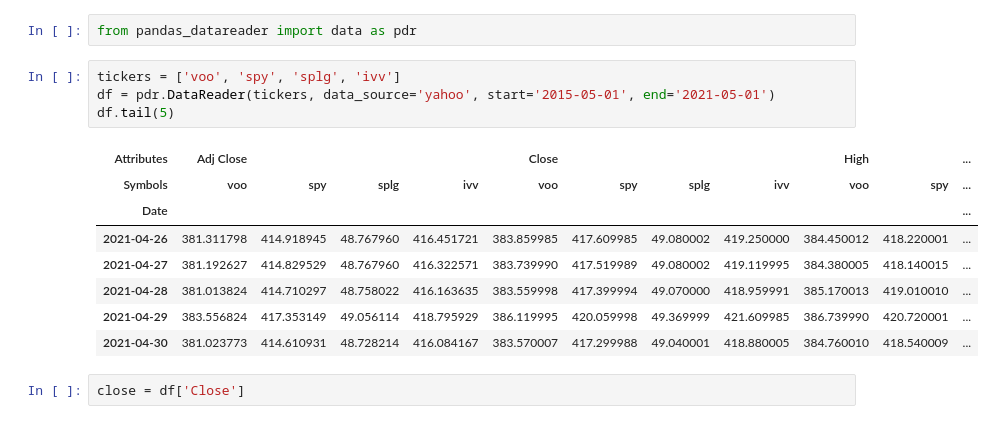
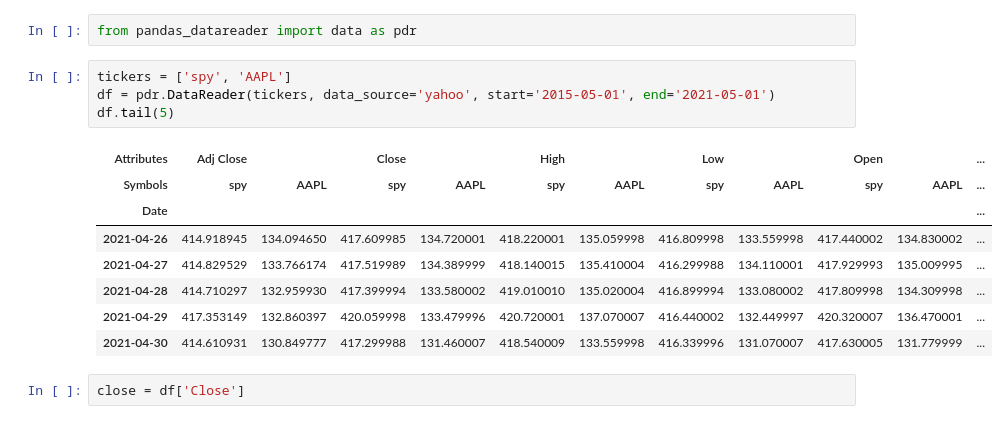
Before and after one commit to BoyangDong/algo_trading_sp500, a Jupyter notebook: Strategy.ipynb, the cells around one changed output. Cells and saved outputs as stored; diff of their text form.

```diff
--- a/Strategy.ipynb
+++ b/Strategy.ipynb
@@ -1,18 +1,18 @@
 # %%
 from pandas_datareader import data as pdr
 # %%
-tickers = ['voo', 'spy', 'splg', 'ivv']
+tickers = ['spy', 'AAPL']
 df = pdr.DataReader(tickers, data_source='yahoo', start='2015-05-01', end='2021-05-01')
 df.tail(5)
 # %% [output]
-| Attributes | Adj Close |  |  |  | Close |  |  |  | High |  | ... |
-| Symbols | voo | spy | splg | ivv | voo | spy | splg | ivv | voo | spy | ... |
+| Attributes | Adj Close |  | Close |  | High |  | Low |  | Open |  | ... |
+| Symbols | spy | AAPL | spy | AAPL | spy | AAPL | spy | AAPL | spy | AAPL | ... |
 | Date |  |  |  |  |  |  |  |  |  |  | ... |
-| 2021-04-26 | 381.311798 | 414.918945 | 48.767960 | 416.451721 | 383.859985 | 417.609985 | 49.080002 | 419.250000 | 384.450012 | 418.220001 | ... |
-| 2021-04-27 | 381.192627 | 414.829529 | 48.767960 | 416.322571 | 383.739990 | 417.519989 | 49.080002 | 419.119995 | 384.380005 | 418.140015 | ... |
-| 2021-04-28 | 381.013824 | 414.710297 | 48.758022 | 416.163635 | 383.559998 | 417.399994 | 49.070000 | 418.959991 | 385.170013 | 419.010010 | ... |
-| 2021-04-29 | 383.556824 | 417.353149 | 49.056114 | 418.795929 | 386.119995 | 420.059998 | 49.369999 | 421.609985 | 386.739990 | 420.720001 | ... |
-| 2021-04-30 | 381.023773 | 414.610931 | 48.728214 | 416.084167 | 383.570007 | 417.299988 | 49.040001 | 418.880005 | 384.760010 | 418.540009 | ... |
+| 2021-04-26 | 414.918945 | 134.094650 | 417.609985 | 134.720001 | 418.220001 | 135.059998 | 416.809998 | 133.559998 | 417.440002 | 134.830002 | ... |
+| 2021-04-27 | 414.829529 | 133.766174 | 417.519989 | 134.389999 | 418.140015 | 135.410004 | 416.299988 | 134.110001 | 417.929993 | 135.009995 | ... |
+| 2021-04-28 | 414.710297 | 132.959930 | 417.399994 | 133.580002 | 419.010010 | 135.020004 | 416.899994 | 133.080002 | 417.809998 | 134.309998 | ... |
+| 2021-04-29 | 417.353149 | 132.860397 | 420.059998 | 133.479996 | 420.720001 | 137.070007 | 416.440002 | 132.449997 | 420.320007 | 136.470001 | ... |
+| 2021-04-30 | 414.610931 | 130.849777 | 417.299988 | 131.460007 | 418.540009 | 133.559998 | 416.339996 | 131.070007 | 417.630005 | 131.779999 | ... |
 # %%
 close = df['Close']
 # %%
```
Also changed, not shown: parts of 18 cells of this notebook.
